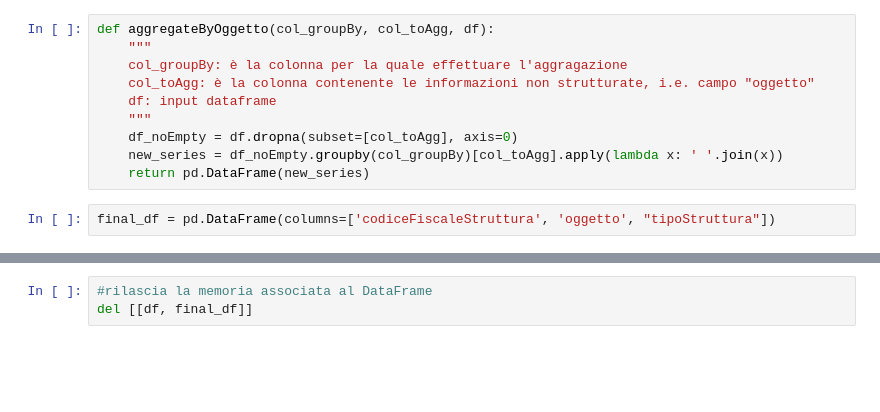
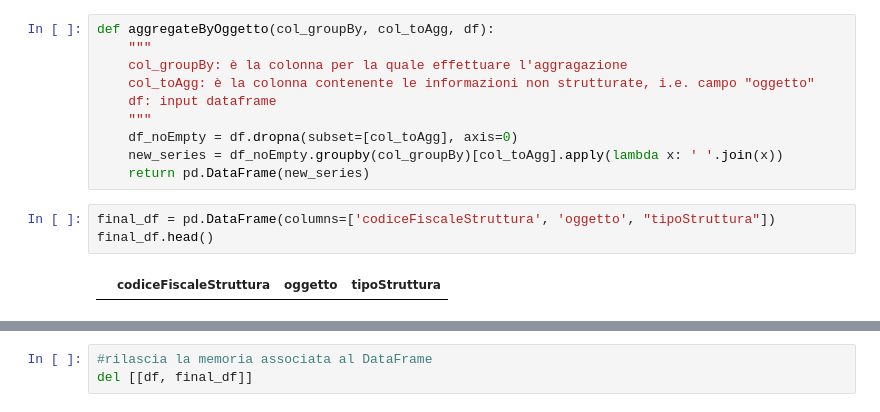
Before and after one commit to fabiana001/anacAnalysis, a Jupyter notebook: notebooks/6_Graph_layer_generation.ipynb, the cells around one changed output, grey strips where cells are left out. Cells and saved outputs as stored; diff of their text form; blank space fills up the shorter version.

```diff
--- a/notebooks/6_Graph_layer_generation.ipynb
+++ b/notebooks/6_Graph_layer_generation.ipynb
@@ -93,6 +112,9 @@ def aggregateByOggetto(col_groupBy, col_toAgg, df):
     return pd.DataFrame(new_series)
 # %%
 final_df = pd.DataFrame(columns=['codiceFiscaleStruttura', 'oggetto', "tipoStruttura"])
+final_df.head()
+# %% [output]
+|  | codiceFiscaleStruttura | oggetto | tipoStruttura |
 # %%
 for col, type_col in columns_to_aggregate:
     t0 = time()
```
Also changed, not shown: parts of 25 cells of this notebook.
